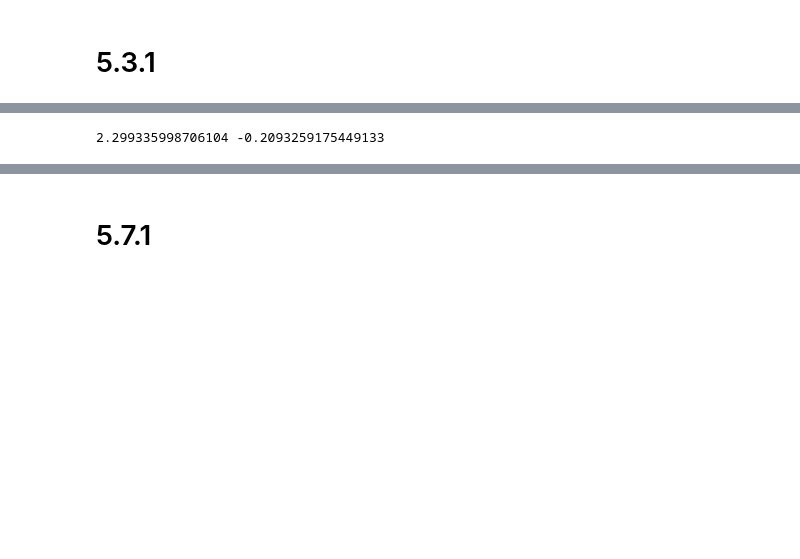
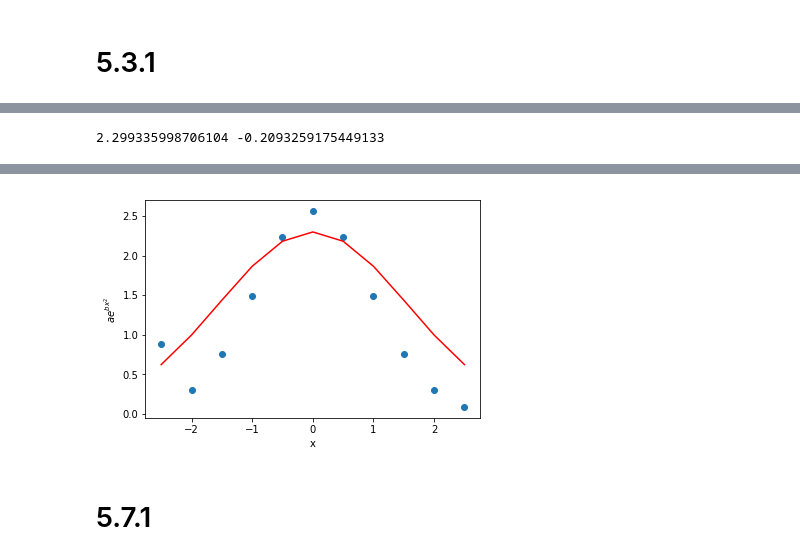
Before and after one commit to pazlvbanke/NumM, a Jupyter notebook: Arsamakova_NM_LR5.ipynb, the cells around one changed output, grey strips where cells are left out. Saved outputs shown, nothing was run; the diff lists cells and outputs as text; code cells hidden in the pictures; blank space fills up the shorter version.

```diff
--- a/Arsamakova_NM_LR5.ipynb
+++ b/Arsamakova_NM_LR5.ipynb
@@ -104,10 +97,10 @@ a, b = np.linalg.lstsq(A, s, rcond=None)[0]
 
 print(a, b)
 
-%matplotlib notebook
+# %matplotlib notebook
 plt.scatter(X, Y)
 plt.plot(X, a*np.exp(b*X*X), c = 'r')
 plt.xlabel('x')
-plt.ylabel('$ae^{bx*x}$');
+plt.ylabel('$ae^{bx^{2}}$');
 # %% [output]
 2.299335998706104 -0.2093259175449133
@@ -116,3 +107,4 @@ plt.ylabel('$ae^{bx*x}$');
+[figure, added]
 # %% [markdown]
 # 5.7.1
 # %% [markdown]
```
Also changed, not shown: parts of 11 cells of this notebook.
